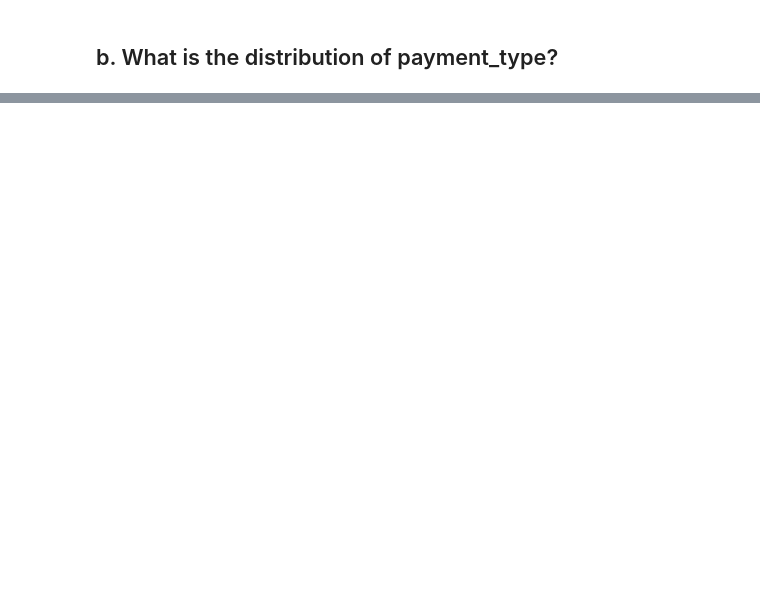
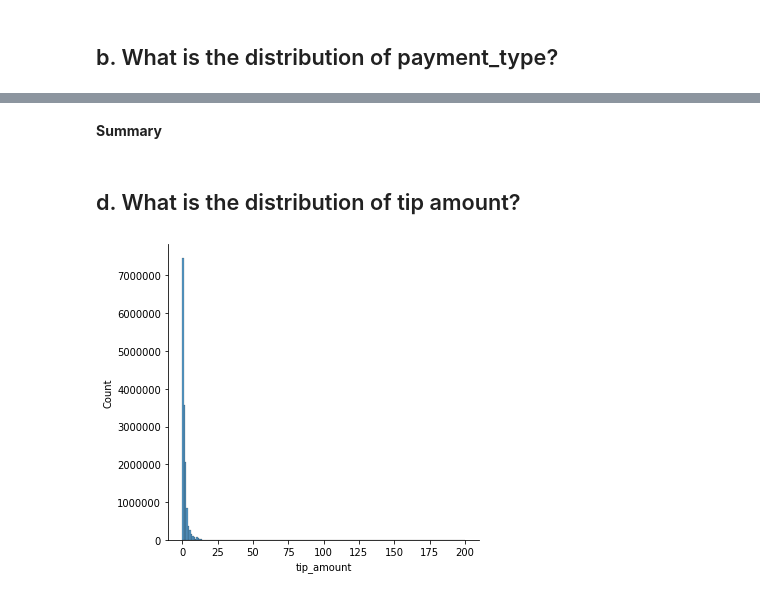
Before and after one commit to jarrydharris/NYC_taxi, a Jupyter notebook: cba_questions.ipynb, the cells around one changed output, grey strips where cells are left out. Drawn from its saved outputs; the diff is of its cells as text; code cells hidden in the pictures; blank space fills up the shorter version.

```diff
--- a/cba_questions.ipynb
+++ b/cba_questions.ipynb
@@ -43,0 +85,13 @@ payment_dist
+# %% [markdown]
+**Summary**
+# %% [markdown]
+## d. What is the distribution of tip amount?
+# %%
+tip_plot = sns.displot(data=clean_fare,
+                       x="tip_amount",
+                       kind="hist",
+                       binwidth=1)
+plt.ticklabel_format(style='plain',
+                     axis='y')
+# %% [output]
+[figure, added]
```
Also changed, not shown: parts of 16 cells of this notebook, 3 other files.
